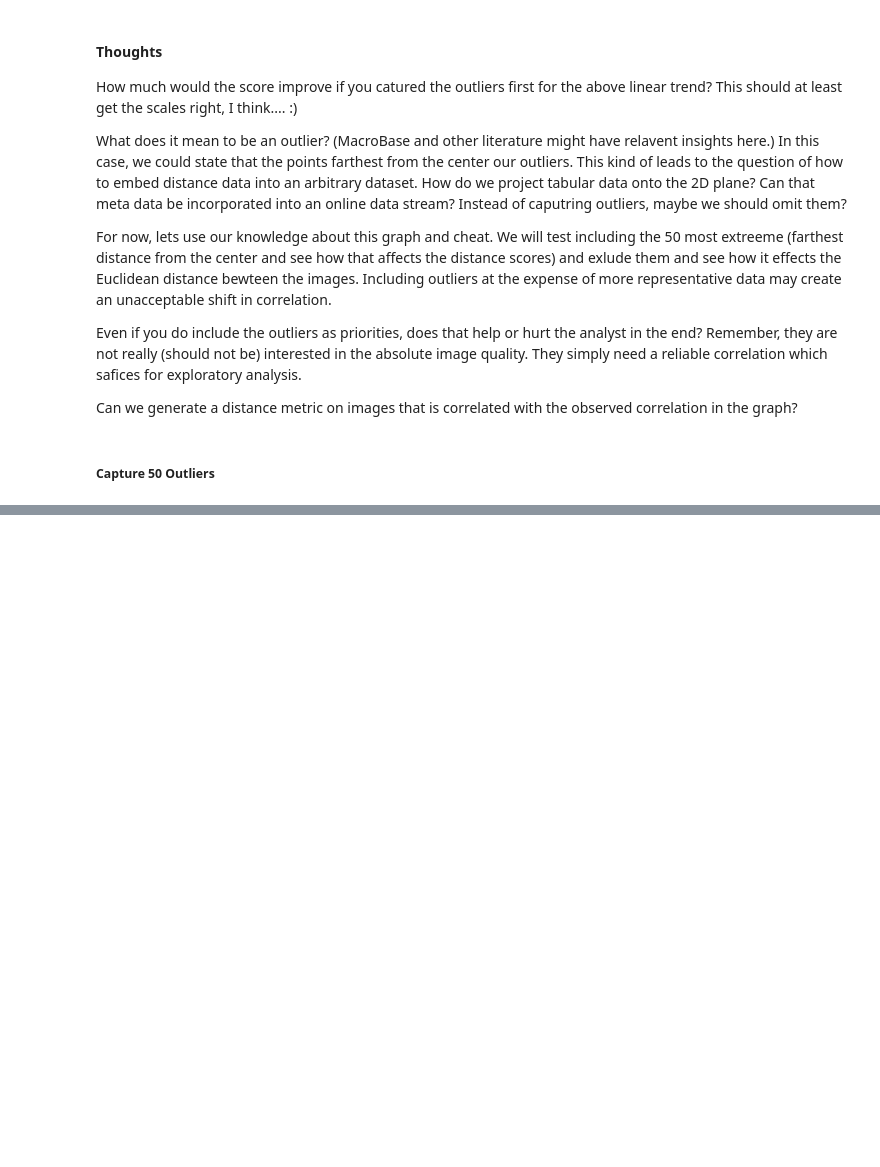
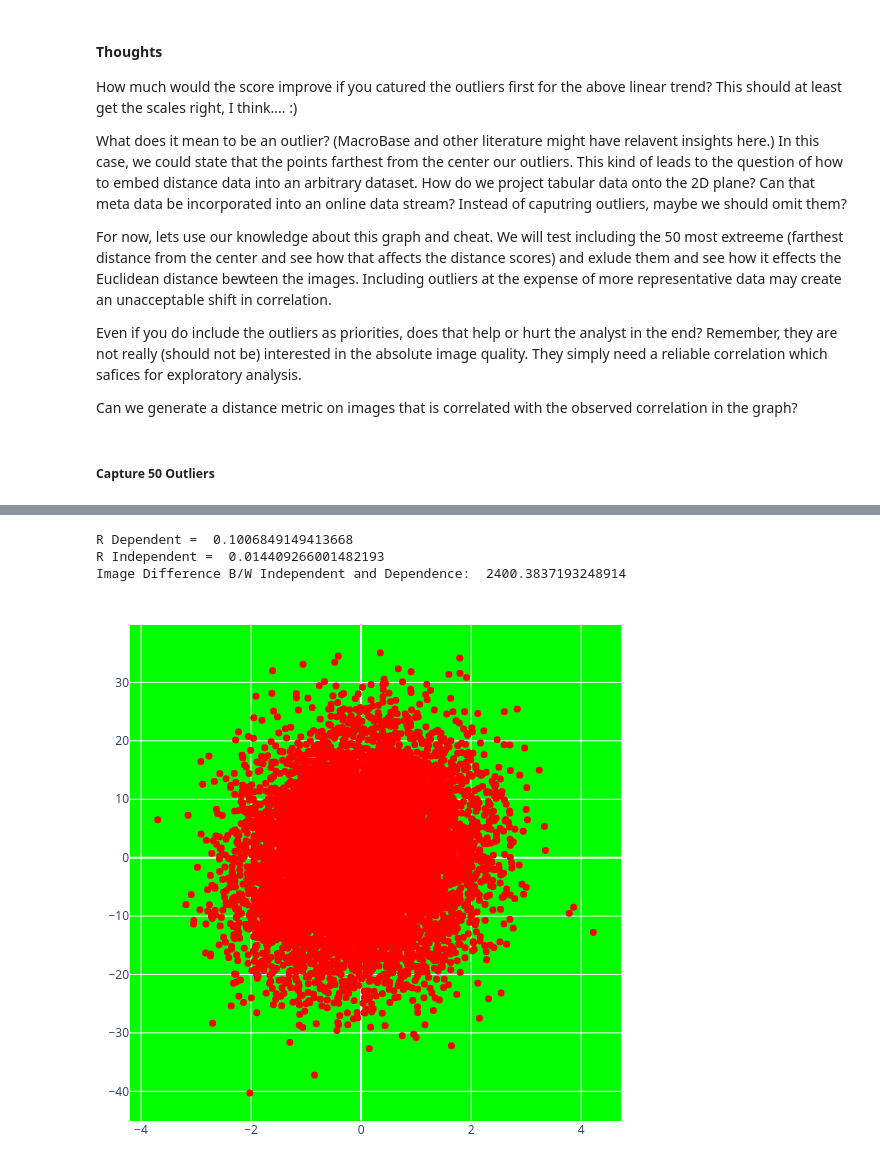
Before and after one commit to EricMartin827/QuickScatter, a Jupyter notebook: R-Space.ipynb, the cells around one changed output, grey strips where cells are left out. Cells and saved outputs as stored; diff of their text form; code cells hidden in the pictures; blank space fills up the shorter version.

```diff
--- a/R-Space.ipynb
+++ b/R-Space.ipynb
@@ -411,0 +411,23 @@ distance_line_outlier = go.Figure(lineof(x=reduced_sample_rates, y=img_scores))
+# %%
+inputs = np.random.normal(size=10000)
+dep_outputs = inputs + np.random.normal(scale = 10, size=10000)
+ind_outputs = np.random.normal(size=10000)
+
+R_dep = np.corrcoef(inputs, dep_outputs)
+R_ind = np.corrcoef(inputs, ind_outputs)
+print("R Dependent = ", R_dep[0][1])
+print("R Independent = ", R_ind[0][1])
+
+
+img_test_dep, img_test_ind = ImageOf(inputs, dep_outputs), ImageOf(inputs, ind_outputs)
+img_test_dep_data, img_test_ind_data = ImageDataOf(inputs, dep_outputs), ImageDataOf(inputs, ind_outputs)
+
+print("Image Difference B/W Independent and Dependence: ", norm(img_test_dep_data, img_test_ind_data))
+# %% [output]
+R Dependent =  0.1006849149413668
+R Independent =  0.014409266001482193
+Image Difference B/W Independent and Dependence:  2400.3837193248914
+# %%
+img_test_dep
+# %% [output]
+[figure, added]
```
Also changed, not shown: parts of 33 cells of this notebook.
